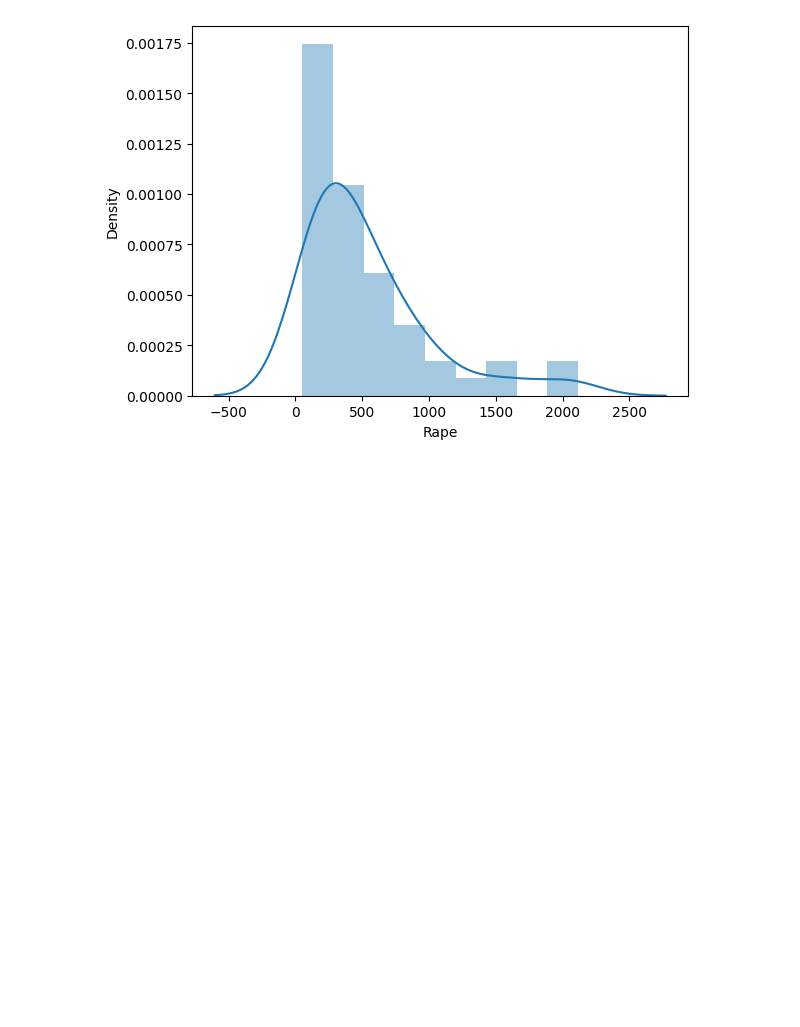
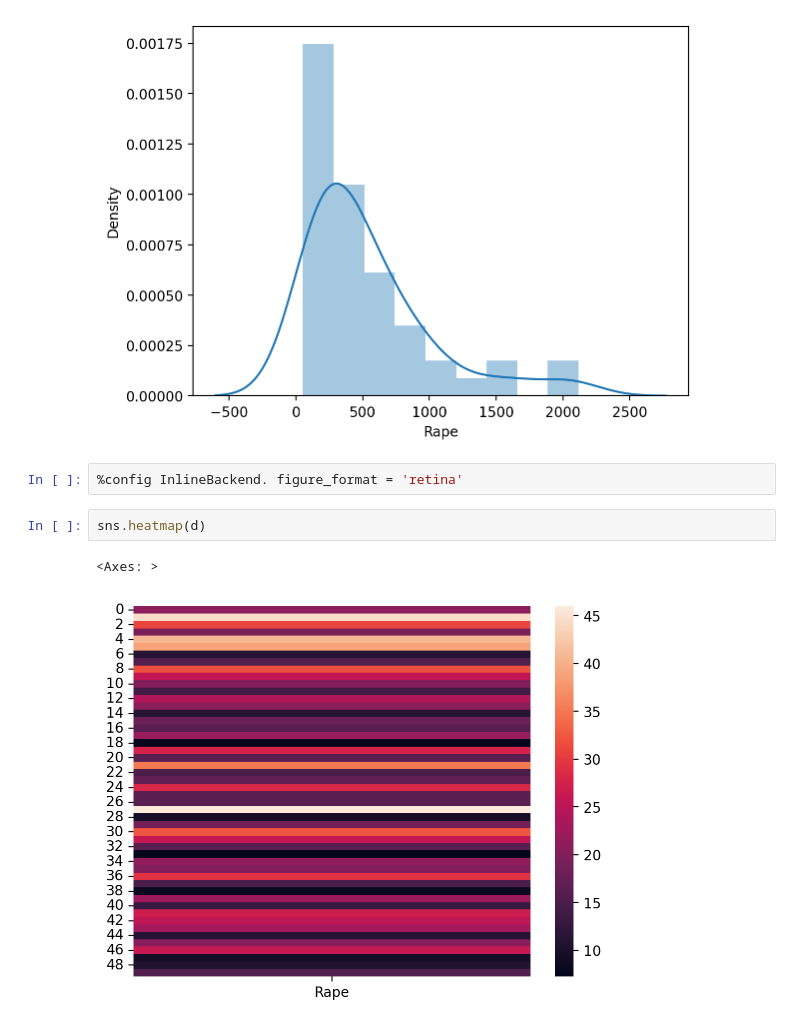
Before and after one commit to jessjwh/jess_window, a Jupyter notebook: machine_learning/us_crime_by_state/us_crime.ipynb, the cells around one changed output. Cells and saved outputs as stored; diff of their text form; blank space fills up the shorter version.

```diff
--- a/machine_learning/us_crime_by_state/us_crime.ipynb
+++ b/machine_learning/us_crime_by_state/us_crime.ipynb
@@ -108,3 +108,10 @@ https://gist.github.com/mwaskom/de44147ed2974457ad6372750bbe5751
 
   sns.distplot(exp_data)
 [figure]
+# %%
+%config InlineBackend. figure_format = 'retina'
+# %%
+sns.heatmap(d)
+# %% [output]
+<Axes: >
+[figure, added]
```
Also changed, not shown: parts of 10 cells of this notebook, 3 other files.
